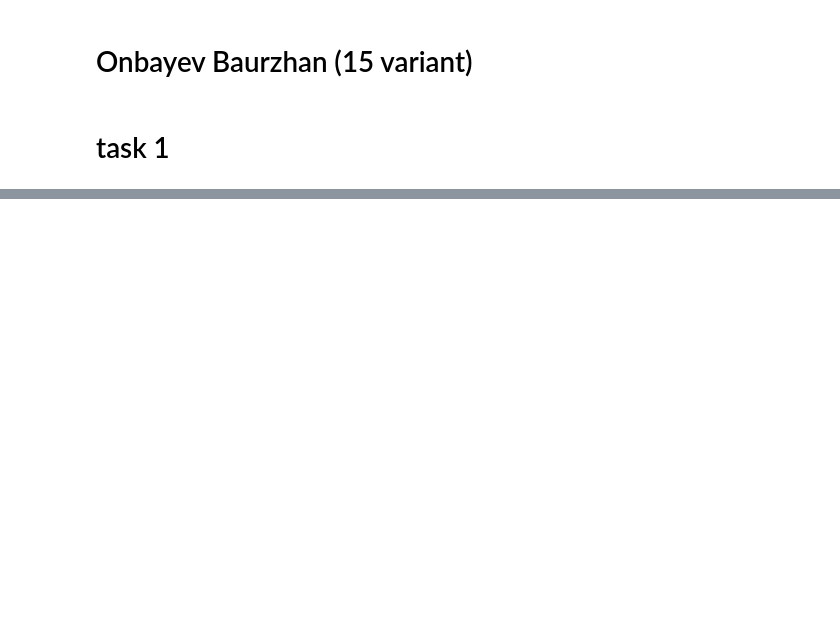
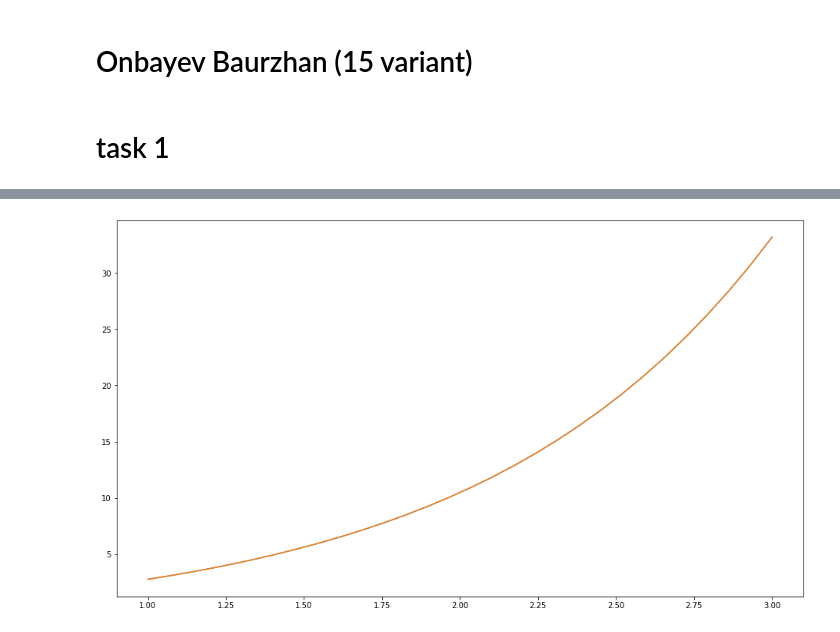
Before and after one commit to Bovrrr/kpfu_3_course_numerical_analisys, a Jupyter notebook: control_work_1/code.ipynb, the cells around one changed output, grey strips where cells are left out. Drawn from its saved outputs; the diff is of its cells as text; code cells hidden in the pictures; blank space fills up the shorter version.

```diff
--- a/control_work_1/code.ipynb
+++ b/control_work_1/code.ipynb
@@ -191,0 +244,4 @@ a, b, x_collection, [f(x) for x in x_collection], [l.L(x, 1) for x in x_collecti
+# %%
+plot_graphic([f, lambda x: l.L(x, 1)], a, b, 30)
+# %% [output]
+[figure, added]
```
Also changed, not shown: parts of 23 cells of this notebook, 1 other file.
